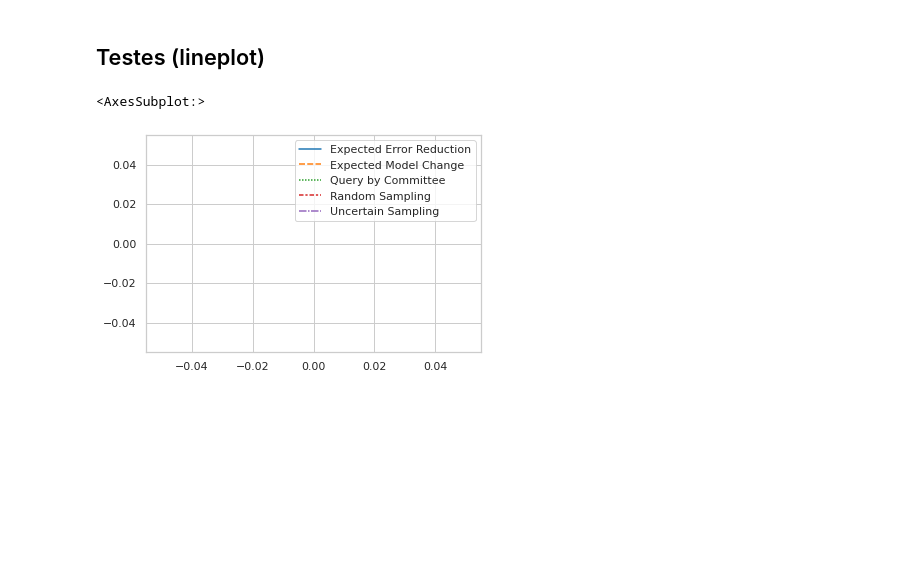
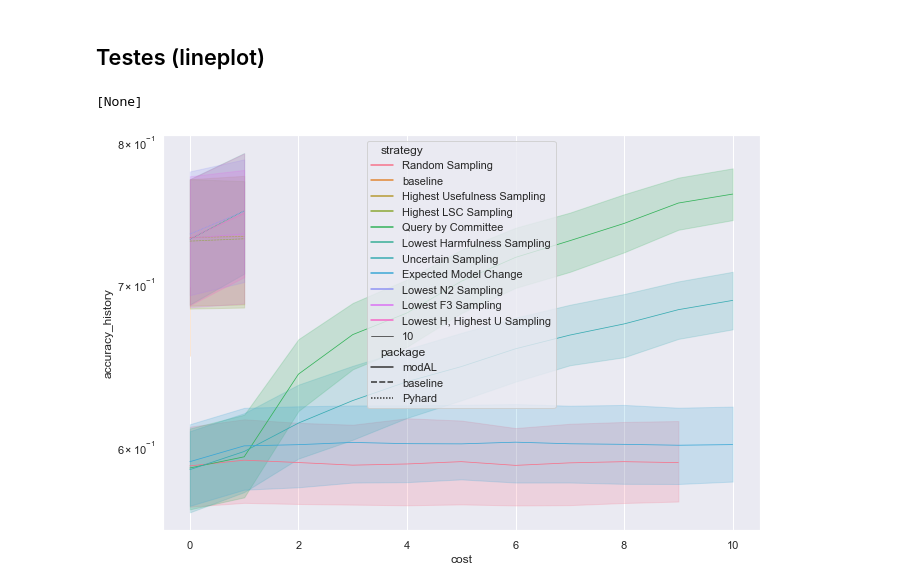
Before and after one commit to ahmoura/active_learning, a Jupyter notebook: ALIH/visualization/Viz output.ipynb, the cells around one changed output. Saved outputs shown, nothing was run; the diff lists cells and outputs as text; code cells hidden in the pictures; blank space fills up the shorter version.

```diff
--- a/ALIH/visualization/Viz output.ipynb
+++ b/ALIH/visualization/Viz output.ipynb
@@ -16,20 +16,18 @@ output_dir = list(os.listdir('../output'))
 # %%
 df_template = pd.read_csv(StringIO("""package,time_elapsed,classifier,sample_size,strategy,dataset,accuracy_history,f1_history,id_bag"""))
 # %%
-df = df_template[:]
+df_all = df_template[:]
 for file in output_dir:
-    df = pd.concat([df,pd.read_csv('../output/' + file)])
+    df_all = pd.concat([df_all,pd.read_csv('../output/' + file)])
 # %%
 datasets = list(os.listdir('../datasets'))
 # %%
 for ds in datasets:
     output_dataset = list(filter(lambda x: fnmatch.fnmatch(x, '*' + ds + '*'), output_dir))
 
-df1 = df_template[:]
+df_all = df_template[:]
 
 for file in output_dataset:
-    df1 = pd.concat([df1,pd.read_csv('../output/' + file)])
+    df_all = pd.concat([df_all,pd.read_csv('../output/' + file)])
 # %%
-df2 = df1[df1.package == 'modAL']
-df2['cost'] = df2.index
-df2.groupby(['dataset','package','strategy', 'classifier', 'cost']).mean().head(15)
+df_all['cost'] = df_all.index
@@ -173,16 +170,11 @@ ax.legend(k_legend, loc='lower right')
 
 plt.show()
 # %%
-import numpy as np
-import pandas as pd
-import seaborn as sns
-sns.set_theme(style="whitegrid")
-
-test = df2.groupby(['dataset','package','strategy', 'classifier', 'cost']).mean()
-data = pd.DataFrame(test['accuracy_history'], df2['cost'].unique(), columns=df2['strategy'].unique())
-data = data.rolling(7).mean()
-
-sns.lineplot(data=data, palette="tab10", linewidth=2.5)
+# Plot the responses for different events and regions
+sns.set(rc={'figure.figsize':(10.7,7.27)})
+sns.lineplot(x="cost", y="accuracy_history",
+             hue="strategy", style="package",
+             data=df_all[(df_all.classifier == "RF") & (df_all.strategy != 'Expected Error Reduction')], size=10).set(yscale="log")
 # %% [output]
-<AxesSubplot:>
+[None]
-[figure, old version]
+[figure, new version]
```
Also changed, not shown: parts of 14 cells of this notebook.
